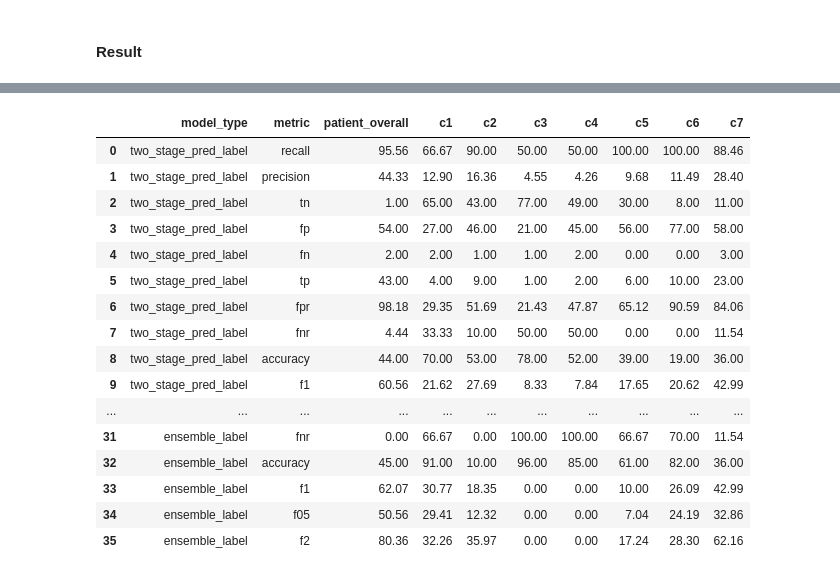
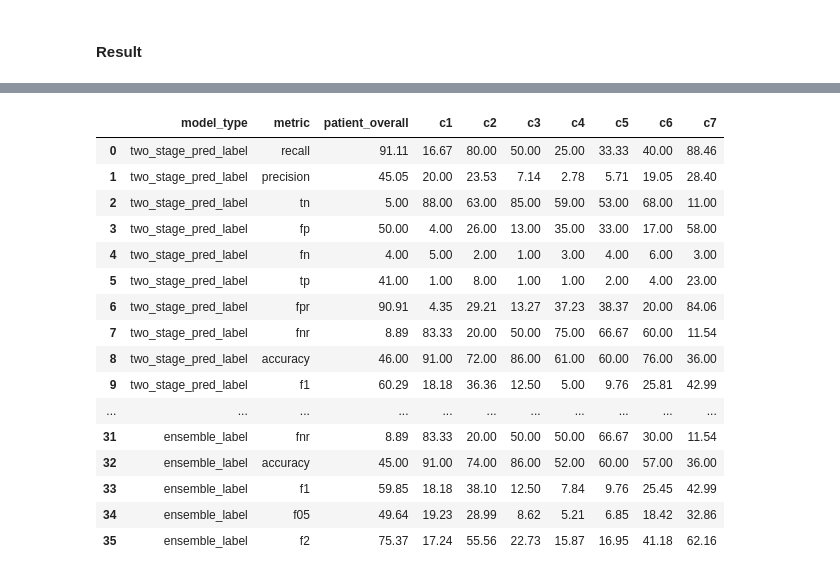
Before and after one commit to janehung04/UCB-w210-2022-fall-neckfrac, a Jupyter notebook: post_processing_ensemble_f1.ipynb, the cells around one changed output, grey strips where cells are left out. Cells and saved outputs as stored; diff of their text form; code cells hidden in the pictures.

```diff
--- a/post_processing_ensemble.ipynb
+++ b/post_processing_ensemble_f1.ipynb
@@ -419,7 +442,8 @@ overall_infer_train_overall
 # %%
 overall_infer_train_full = pd.concat([overall_infer_train_overall,
-                                      overall_infer_train[['StudyInstanceUID', 'label','two_stage_pred_label','effnet_pred_label','two_stage_70_label',
-                                                       'two_stage_75_label','two_stage_80_label','two_stage_85_label',
+                                      overall_infer_train[['StudyInstanceUID', 'label','two_stage_pred_label','effnet_pred_label',
+                                                        'two_stage_50_label','two_stage_60_label',
+                                                       'two_stage_70_label','two_stage_80_label','two_stage_85_label',
                                                        'two_stage_90_label','two_stage_95_label','prediction_type']]])
 overall_infer_train_full
 # %% [output]
@@ -453,20 +475,20 @@ c6 = []
 c7 = []
 
 vertebrae = ['patient_overall', 'C1', 'C2', 'C3', 'C4', 'C5', 'C6', 'C7']
-label = ['two_stage_pred_label','effnet_pred_label','two_stage_70_label','two_stage_75_label',
+label = ['two_stage_pred_label','effnet_pred_label','two_stage_50_label','two_stage_60_label','two_stage_70_label',
          'two_stage_80_label','two_stage_85_label','two_stage_90_label','two_stage_95_label']
 metric_name = ['recall', 'precision', 'tn', 'fp', 'fn', 'tp', 'fpr', 'fnr', 'accuracy', 'f1', 'f05', 'f2']
 
 for j in label:
 
-    metric_value_overall = define_eval_metrics(overall_infer_train_fill[overall_infer_train_fill['prediction_type']=='patient_overall'],'label', j)
-    metric_value_c1 = define_eval_metrics(overall_infer_train_fill[overall_infer_train_fill['prediction_type']=='C1'],'label', j)
-    metric_value_c2 = define_eval_metrics(overall_infer_train_fill[overall_infer_train_fill['prediction_type']=='C2'],'label', j)
-    metric_value_c3 = define_eval_metrics(overall_infer_train_fill[overall_infer_train_fill['prediction_type']=='C3'],'label', j)
-    metric_value_c4 = define_eval_metrics(overall_infer_train_fill[overall_infer_train_fill['prediction_type']=='C4'],'label', j)
-    metric_value_c5 = define_eval_metrics(overall_infer_train_fill[overall_infer_train_fill['prediction_type']=='C5'],'label', j)
-    metric_value_c6 = define_eval_metrics(overall_infer_train_fill[overall_infer_train_fill['prediction_type']=='C6'],'label', j)
-    metric_value_c7 = define_eval_metrics(overall_infer_train_fill[overall_infer_train_fill['prediction_type']=='C7'],'label', j)
+    metric_value_overall = define_eval_metrics(overall_infer_train_full[overall_infer_train_full['prediction_type']=='patient_overall'],'label', j)
+    metric_value_c1 = define_eval_metrics(overall_infer_train_full[overall_infer_train_full['prediction_type']=='C1'],'label', j)
+    metric_value_c2 = define_eval_metrics(overall_infer_train_full[overall_infer_train_full['prediction_type']=='C2'],'label', j)
+    metric_value_c3 = define_eval_metrics(overall_infer_train_full[overall_infer_train_full['prediction_type']=='C3'],'label', j)
+    metric_value_c4 = define_eval_metrics(overall_infer_train_full[overall_infer_train_full['prediction_type']=='C4'],'label', j)
+    metric_value_c5 = define_eval_metrics(overall_infer_train_full[overall_infer_train_full['prediction_type']=='C5'],'label', j)
+    metric_value_c6 = define_eval_metrics(overall_infer_train_full[overall_infer_train_full['prediction_type']=='C6'],'label', j)
+    metric_value_c7 = define_eval_metrics(overall_infer_train_full[overall_infer_train_full['prediction_type']=='C7'],'label', j)
 
     for m in range(12):
         model_type.append(j)
@@ -504,8 +526,8 @@ df_metric.to_csv('df_metric.csv', index=False)
 ## Best weight According to df_metric
 # %%
 best_weight = pd.DataFrame(dict(prediction_type = ['C1', 'C2', 'C3', 'C4', 'C5', 'C6', 'C7'],
-                                two_stage_weight = [0.85,0.9,0.85,0.85,0.9,0.8,1],
-                                ensemble_threshold = [0.43,0.1,0.48,0.37,0.35,0.51,0.42]))
+                                two_stage_weight = [1,0.7,0.95,0.8,1,0.8,1],
+                                ensemble_threshold = [0.47,0.47,0.3,0.19,0.3,0.36,0.42]))
 best_weight
 # %% [output]
 |  | prediction_type | two_stage_weight | ensemble_threshold |
@@ -521,9 +543,17 @@ best_weight
 # %%
 def ensemble(df):
     best_weight = pd.DataFrame(dict(prediction_type = [ 'C1', 'C2', 'C3', 'C4', 'C5', 'C6', 'C7'],
-                                    two_stage_weight = [0.85,0.9,0.85,0.85,0.9,0.8,1],
-                                   ensemble_threshold = [0.43,0.1,0.48,0.37,0.35,0.51,0.42]))
+                                    two_stage_weight = [1,0.7,0.95,0.8,1,0.8,1],
+                                   ensemble_threshold =[0.47,0.47,0.3,0.19,0.3,0.36,0.42]))
 
+    threshold = pd.DataFrame({'prediction_type': ['C1', 'C2', 'C3', 'C4', 'C5', 'C6', 'C7'],
+              'two_stage_threshold': [0.47, 0.47, 0.30,0.19,0.30,0.5,0.42],
+              'effnet_threshold': [0.33, 0.39, 0.13,0.28,0.44,0.05,0.19],
+                 })
+    df = df.drop(columns=['two_stage_threshold', 'effnet_threshold'])
+    df = df.merge(threshold, how='inner', left_on = 'prediction_type', right_on = 'prediction_type')
+
+   # print(df)
 
     df['two_stage_pred_label'] = np.where(df['two_stage_pred']>=df['two_stage_threshold'],1,0)
     df['effnet_pred_label'] = np.where(df['effnet_pred']>=df['effnet_threshold'],1,0)
@@ -631,24 +661,24 @@ eval_train
 # %%
 eval_test = ensemble_eval(ensemble_test)
-eval_test.to_csv('ensemble_eval_test.csv', index=False)
+eval_test.to_csv('ensemble_eval_test_f1.csv', index=False)
 eval_test
 # %% [output]
 |  | model_type | metric | patient_overall | c1 | c2 | c3 | c4 | c5 | c6 | c7 |
-| 0 | two_stage_pred_label | recall | 95.56 | 66.67 | 90.00 | 50.00 | 50.00 | 100.00 | 100.00 | 88.46 |
-| 1 | two_stage_pred_label | precision | 44.33 | 12.90 | 16.36 | 4.55 | 4.26 | 9.68 | 11.49 | 28.40 |
-| 2 | two_stage_pred_label | tn | 1.00 | 65.00 | 43.00 | 77.00 | 49.00 | 30.00 | 8.00 | 11.00 |
-| 3 | two_stage_pred_label | fp | 54.00 | 27.00 | 46.00 | 21.00 | 45.00 | 56.00 | 77.00 | 58.00 |
-| 4 | two_stage_pred_label | fn | 2.00 | 2.00 | 1.00 | 1.00 | 2.00 | 0.00 | 0.00 | 3.00 |
-| 5 | two_stage_pred_label | tp | 43.00 | 4.00 | 9.00 | 1.00 | 2.00 | 6.00 | 10.00 | 23.00 |
-| 6 | two_stage_pred_label | fpr | 98.18 | 29.35 | 51.69 | 21.43 | 47.87 | 65.12 | 90.59 | 84.06 |
-| 7 | two_stage_pred_label | fnr | 4.44 | 33.33 | 10.00 | 50.00 | 50.00 | 0.00 | 0.00 | 11.54 |
-| 8 | two_stage_pred_label | accuracy | 44.00 | 70.00 | 53.00 | 78.00 | 52.00 | 39.00 | 19.00 | 36.00 |
-| 9 | two_stage_pred_label | f1 | 60.56 | 21.62 | 27.69 | 8.33 | 7.84 | 17.65 | 20.62 | 42.99 |
+| 0 | two_stage_pred_label | recall | 91.11 | 16.67 | 80.00 | 50.00 | 25.00 | 33.33 | 40.00 | 88.46 |
+| 1 | two_stage_pred_label | precision | 45.05 | 20.00 | 23.53 | 7.14 | 2.78 | 5.71 | 19.05 | 28.40 |
+| 2 | two_stage_pred_label | tn | 5.00 | 88.00 | 63.00 | 85.00 | 59.00 | 53.00 | 68.00 | 11.00 |
+| 3 | two_stage_pred_label | fp | 50.00 | 4.00 | 26.00 | 13.00 | 35.00 | 33.00 | 17.00 | 58.00 |
+| 4 | two_stage_pred_label | fn | 4.00 | 5.00 | 2.00 | 1.00 | 3.00 | 4.00 | 6.00 | 3.00 |
+| 5 | two_stage_pred_label | tp | 41.00 | 1.00 | 8.00 | 1.00 | 1.00 | 2.00 | 4.00 | 23.00 |
+| 6 | two_stage_pred_label | fpr | 90.91 | 4.35 | 29.21 | 13.27 | 37.23 | 38.37 | 20.00 | 84.06 |
+| 7 | two_stage_pred_label | fnr | 8.89 | 83.33 | 20.00 | 50.00 | 75.00 | 66.67 | 60.00 | 11.54 |
+| 8 | two_stage_pred_label | accuracy | 46.00 | 91.00 | 72.00 | 86.00 | 61.00 | 60.00 | 76.00 | 36.00 |
+| 9 | two_stage_pred_label | f1 | 60.29 | 18.18 | 36.36 | 12.50 | 5.00 | 9.76 | 25.81 | 42.99 |
 | ... | ... | ... | ... | ... | ... | ... | ... | ... | ... | ... |
-| 31 | ensemble_label | fnr | 0.00 | 66.67 | 0.00 | 100.00 | 100.00 | 66.67 | 70.00 | 11.54 |
-| 32 | ensemble_label | accuracy | 45.00 | 91.00 | 10.00 | 96.00 | 85.00 | 61.00 | 82.00 | 36.00 |
-| 33 | ensemble_label | f1 | 62.07 | 30.77 | 18.35 | 0.00 | 0.00 | 10.00 | 26.09 | 42.99 |
-| 34 | ensemble_label | f05 | 50.56 | 29.41 | 12.32 | 0.00 | 0.00 | 7.04 | 24.19 | 32.86 |
-| 35 | ensemble_label | f2 | 80.36 | 32.26 | 35.97 | 0.00 | 0.00 | 17.24 | 28.30 | 62.16 |
+| 31 | ensemble_label | fnr | 8.89 | 83.33 | 20.00 | 50.00 | 50.00 | 66.67 | 30.00 | 11.54 |
+| 32 | ensemble_label | accuracy | 45.00 | 91.00 | 74.00 | 86.00 | 52.00 | 60.00 | 57.00 | 36.00 |
+| 33 | ensemble_label | f1 | 59.85 | 18.18 | 38.10 | 12.50 | 7.84 | 9.76 | 25.45 | 42.99 |
+| 34 | ensemble_label | f05 | 49.64 | 19.23 | 28.99 | 8.62 | 5.21 | 6.85 | 18.42 | 32.86 |
+| 35 | ensemble_label | f2 | 75.37 | 17.24 | 55.56 | 22.73 | 15.87 | 16.95 | 41.18 | 62.16 |
 # %%
 eval_overall = ensemble_eval(ensemble_overall)
```
Also changed, not shown: parts of 17 cells of this notebook, 1 other file.
